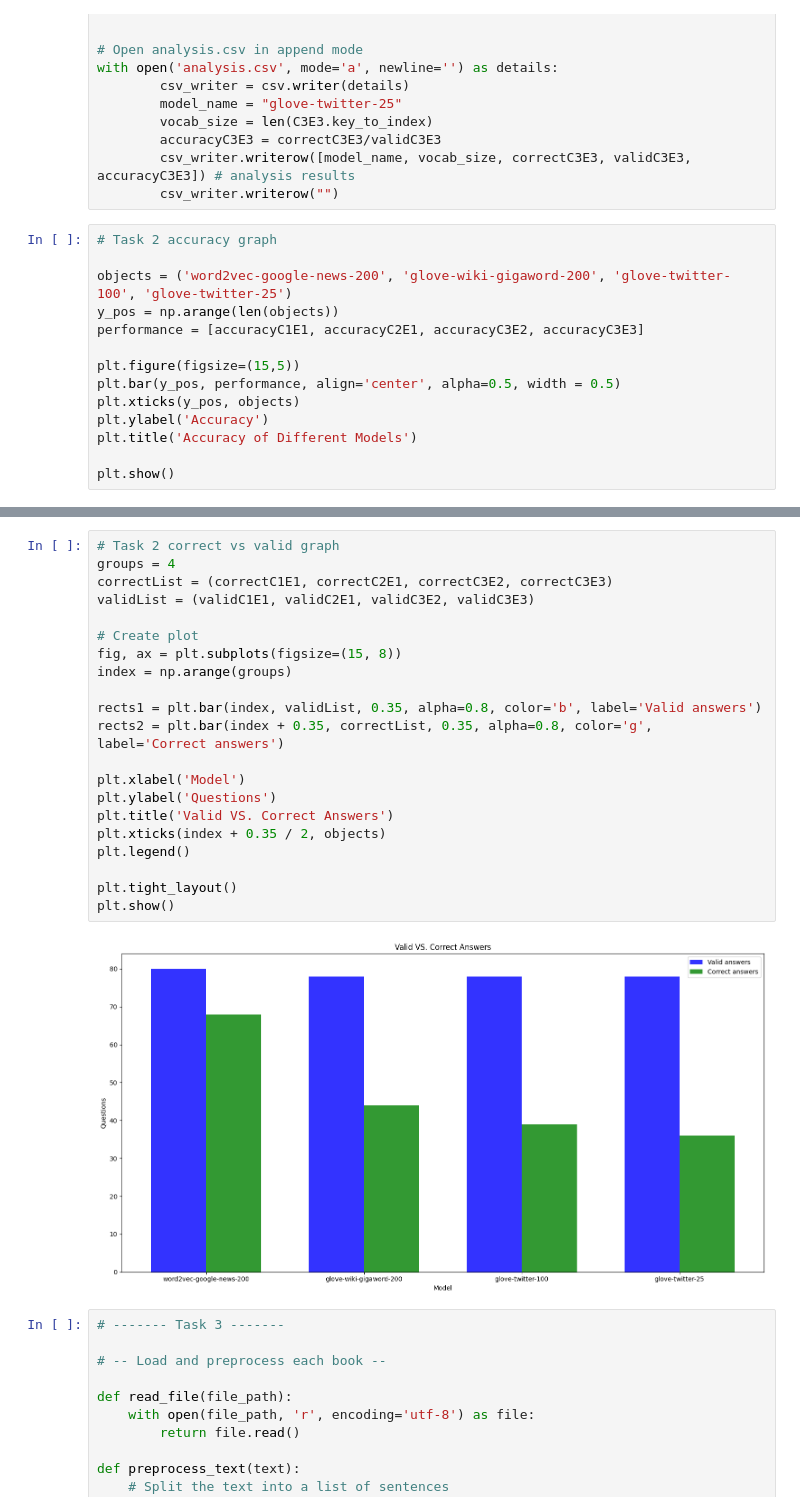
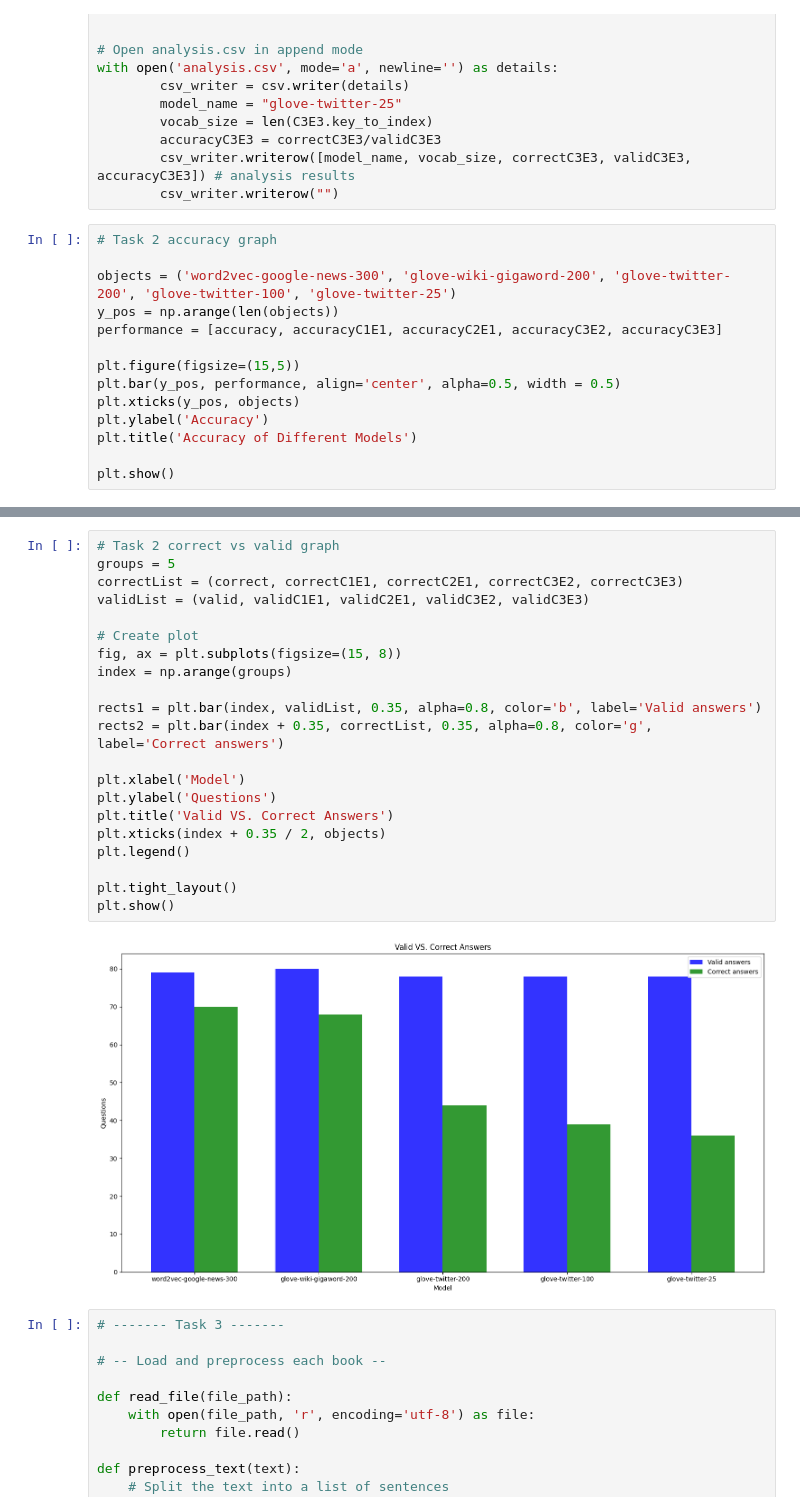
Before and after one commit to SarahMucci0312/COMP472-A2, a Jupyter notebook: a2.ipynb, the cells around one changed output, grey strips where cells are left out. Cells and saved outputs as stored; diff of their text form.

Commit message:
Fix inaccurate graphs

```diff
--- a/a2.ipynb
+++ b/a2.ipynb
@@ -620,9 +620,9 @@ with open('analysis.csv', mode='a', newline='') as details:
 # %%
 # Task 2 accuracy graph
 
-objects = ('word2vec-google-news-200', 'glove-wiki-gigaword-200', 'glove-twitter-100', 'glove-twitter-25')
+objects = ('word2vec-google-news-300', 'glove-wiki-gigaword-200', 'glove-twitter-200', 'glove-twitter-100', 'glove-twitter-25')
 y_pos = np.arange(len(objects))
-performance = [accuracyC1E1, accuracyC2E1, accuracyC3E2, accuracyC3E3]
+performance = [accuracy, accuracyC1E1, accuracyC2E1, accuracyC3E2, accuracyC3E3]
 
 plt.figure(figsize=(15,5))
 plt.bar(y_pos, performance, align='center', alpha=0.5, width = 0.5)
@@ -636,26 +636,26 @@ plt.show()
 # %%
 # Task 2 correct vs valid graph
-groups = 4
-correctList = (correctC1E1, correctC2E1, correctC3E2, correctC3E3)
-validList = (validC1E1, validC2E1, validC3E2, validC3E3)
+groups = 5
+correctList = (correct, correctC1E1, correctC2E1, correctC3E2, correctC3E3)
+validList = (valid, validC1E1, validC2E1, validC3E2, validC3E3)
 
 # Create plot
 fig, ax = plt.subplots(figsize=(15, 8))
 index = np.arange(groups)
 
 rects1 = plt.bar(index, validList, 0.35, alpha=0.8, color='b', label='Valid answers')
 rects2 = plt.bar(index + 0.35, correctList, 0.35, alpha=0.8, color='g', label='Correct answers')
 
 plt.xlabel('Model')
 plt.ylabel('Questions')
 plt.title('Valid VS. Correct Answers')
 plt.xticks(index + 0.35 / 2, objects)
 plt.legend()
 
 plt.tight_layout()
 plt.show()
 # %% [output]
-[figure, old version]
+[figure, new version]
 # %%
 # ------- Task 3 -------
 
```
Also changed, not shown: parts of 1 cell of this notebook.
